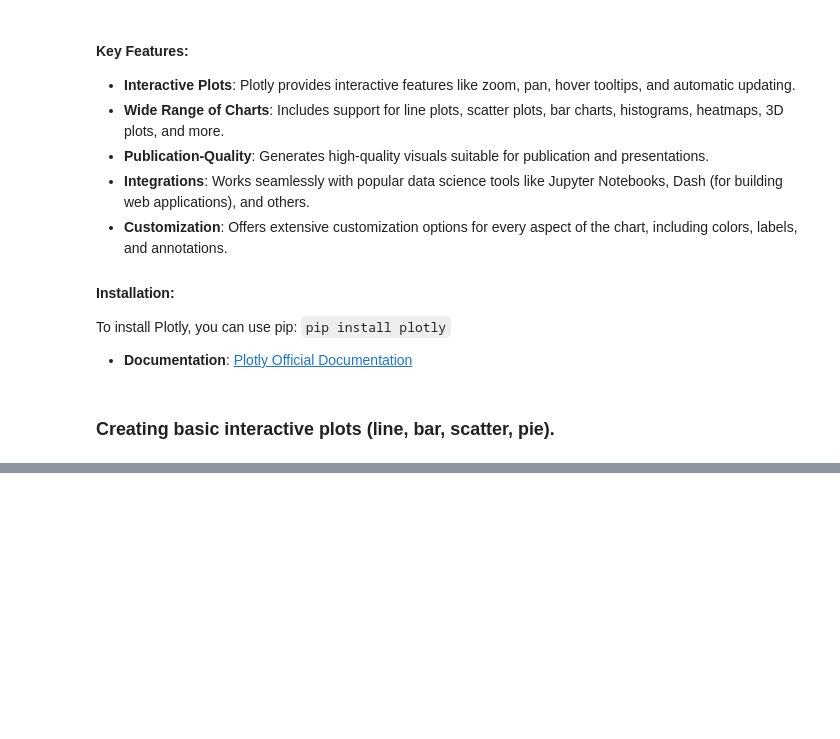
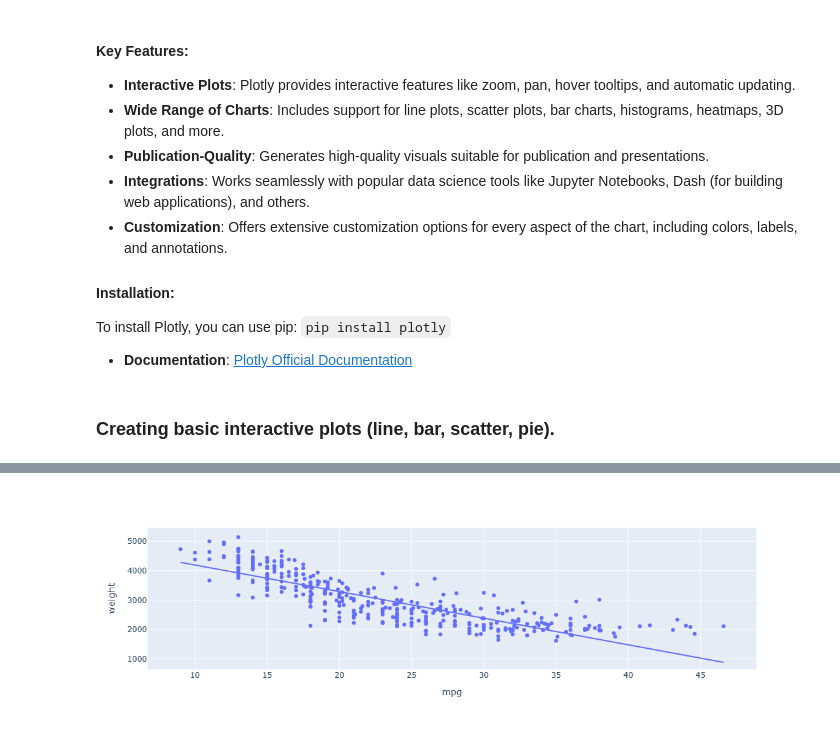
Before and after one commit to knowledge-corner/2025_12_Feb_Python-Data_Viz_analytics, a Jupyter notebook: Classwork/Day - 3 classwork.ipynb, the cells around one changed output, grey strips where cells are left out. Cells and saved outputs as stored; diff of their text form; code cells hidden in the pictures; blank space fills up the shorter version.

```diff
--- a/Classwork/Day - 3 classwork.ipynb
+++ b/Classwork/Day - 3 classwork.ipynb
@@ -217,0 +246,5 @@ df.head()
+# %%
+fig = px.scatter(df, x="mpg", y="weight", trendline="ols")
+fig.show()
+# %% [output]
+[figure, added]
```
Also changed, not shown: parts of 10 cells of this notebook.
